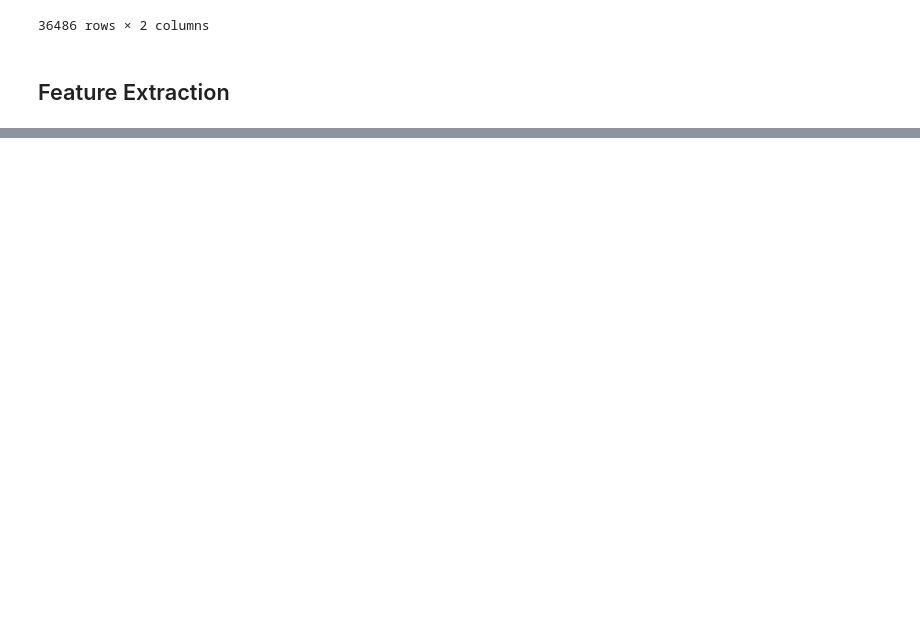
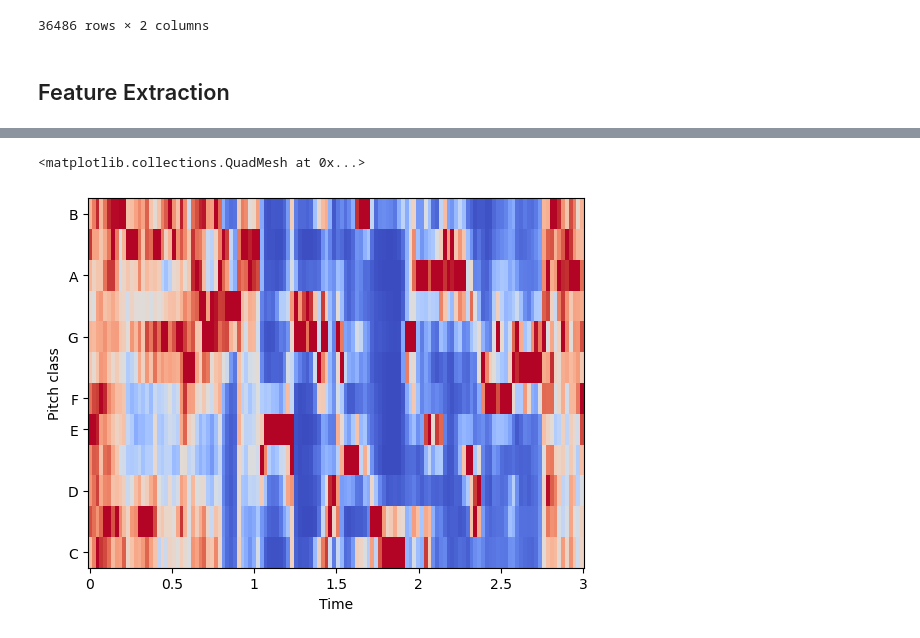
Before and after one commit to madhaviit/IITISOC-23-AI-ML-15-Speech-Emotion-Detection, a Jupyter notebook: speech-emotion-detection.ipynb, the cells around one changed output, grey strips where cells are left out. Saved outputs shown, nothing was run; the diff lists cells and outputs as text; code cells hidden in the pictures; blank space fills up the shorter version.

```diff
--- a/speech-emotion-detection.ipynb
+++ b/speech-emotion-detection.ipynb
@@ -381,0 +439,9 @@ NewNew_Aug_df
+# %%
+#plotting chromagram for sample sound file
+y,sr=librosa.load(NewNew_Aug_df.iloc[0,1],duration=3)
+hop_length=512
+sample_chroma=librosa.feature.chroma_stft(y=y,sr=sr,hop_length=hop_length)
+librosa.display.specshow(sample_chroma,x_axis='time',y_axis='chroma',hop_length=hop_length,cmap='coolwarm')
+# %% [output]
+<matplotlib.collections.QuadMesh at 0x...>
+[figure, added]
```
Also changed, not shown: parts of 6 cells of this notebook.
